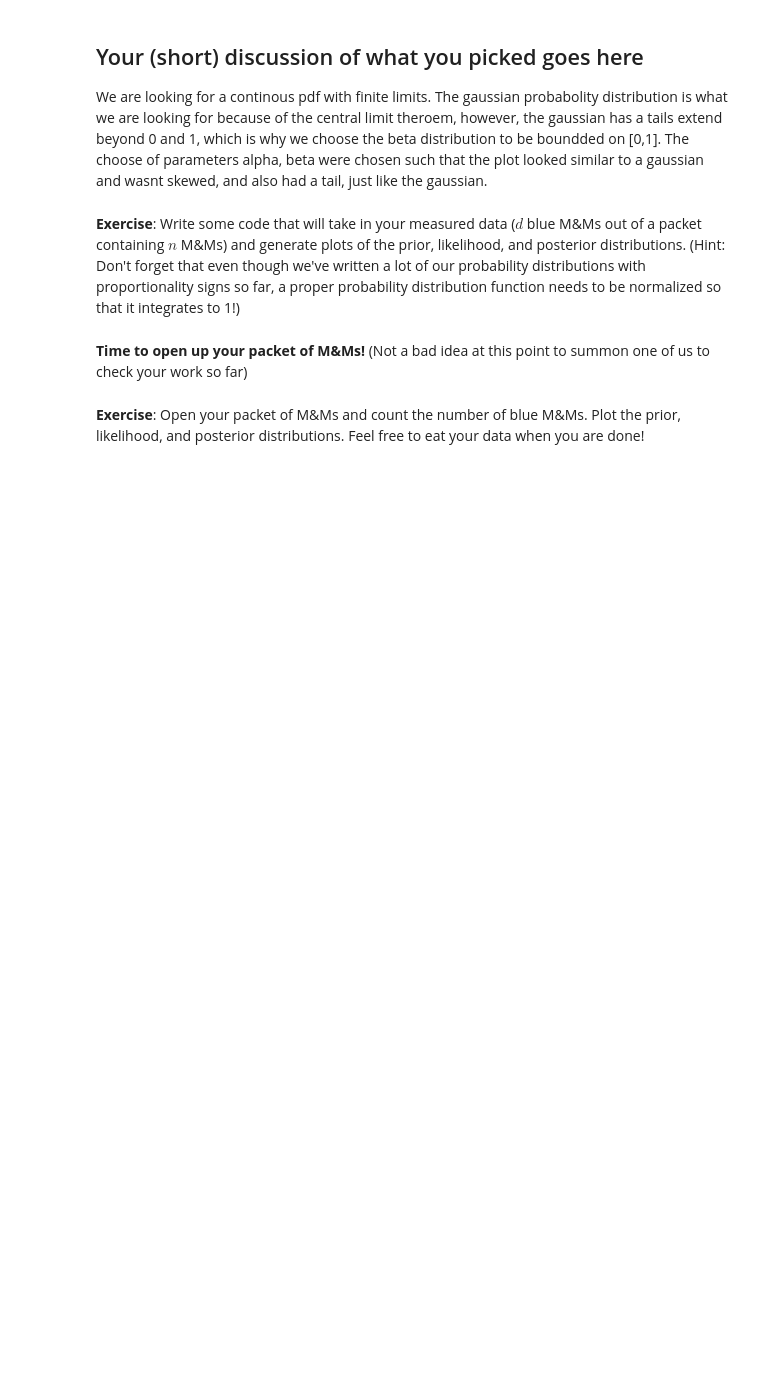
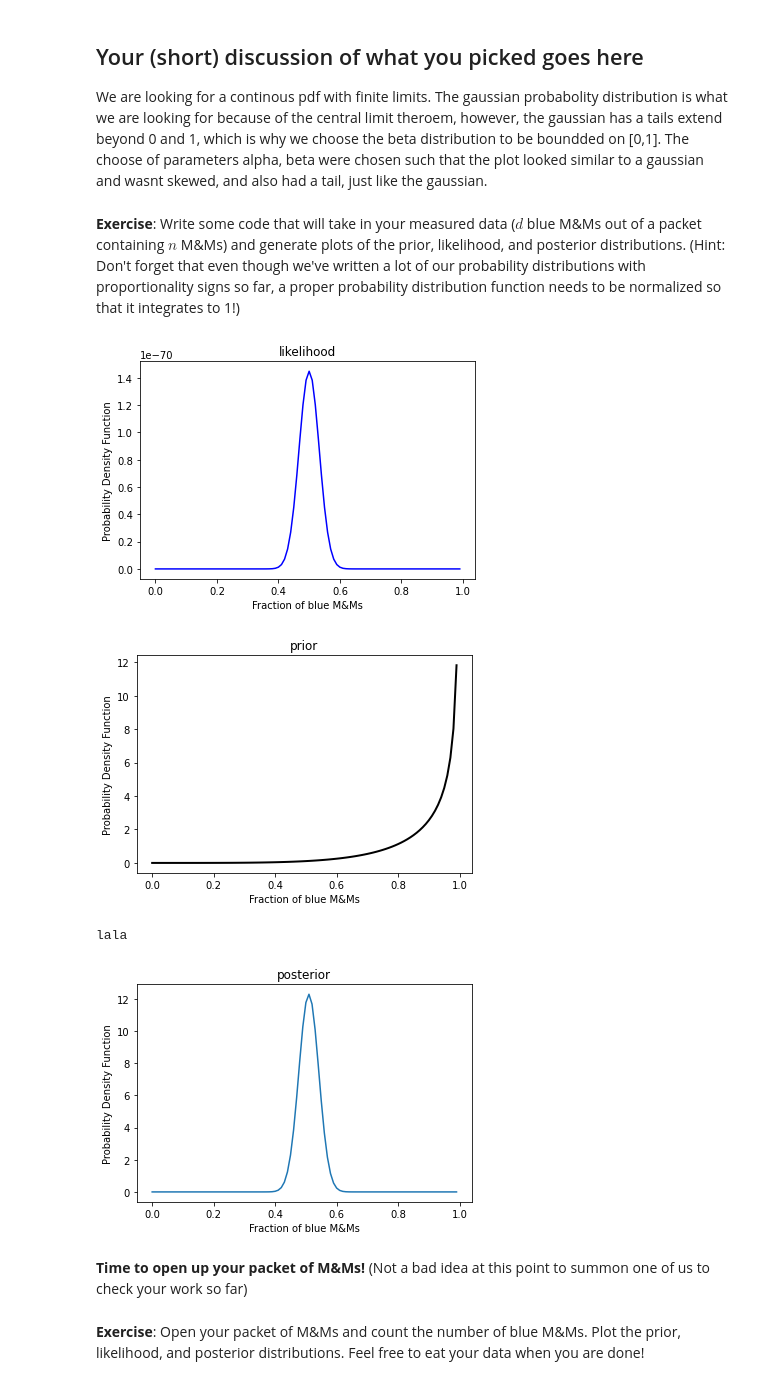
Before and after one commit to SaadNaeem96/Astrophysics_DataScience, a Jupyter notebook: CodingLab05/CodingLab05_Bayes.ipynb, the cells around one changed output. Cells and saved outputs as stored; diff of their text form; code cells hidden in the pictures; blank space fills up the shorter version.

Commit message:
lala

```diff
--- a/CodingLab05/CodingLab05_Bayes.ipynb
+++ b/CodingLab05/CodingLab05_Bayes.ipynb
@@ -96,3 +118,71 @@ __Exercise__: Write some code that will take in your measured data ($d$ blue M&M
+# %%
+## Your code here
+import scipy
+from scipy import integrate
+#d x axis?
+# 𝑝(𝑑|𝑏)∝(1−𝑏)𝑛−𝑑∗𝑏𝑑     likihood plot>
+#assumind  dis the center fot the prior plit, = 0.5
+x = np.arange(0,1,0.01)
+
+n = 232
+d = 116
+
+#likelihood
+def func(d,n):
+    xlikelihood = x**(d)*(1-x)**(n-d)
+    rv = beta(al, be)
+    rvlikelihood = beta(al,be)
+
+plt.plot(x, likelihood_list, 'b-')
+np.max(likelihood_list)
+plt.title("likelihood")
+plt.xlabel("Fraction of blue M&Ms")
+plt.ylabel("Probability Density Function")
+
+plt.show()
+
+likelihood_list = []
+coeff = 1
+for i in x:
+    likelihood = coeff*i**(d)*(1-i)**(n-d)
+    likelihood_list.append(likelihood)
+    a = func(d,n)
+#print(x)
+#print(likelihood_list)
+
+#prior
+al = 5
+be =d/n
+rv = beta(al, be)
+plt.plot(x, rv.pdf(x), 'k-', lw=2, label='frozen pdf')
+plt.title("prior")
+plt.xlabel("Fraction of blue M&Ms")
+plt.ylabel("Probability Density Function")
+plt.show()
+
+
+
+#posterior
+likelihood_list = np.array(likelihood_list)
+A = likelihood_list*rv.pdf(x)
+integral = scipy.integrate.simps(A, x, dx=1, axis=-1, even='avg')
+A = A/integral
+plt.plot(x,A )
+plt.title("posterior")
+plt.xlabel("Fraction of blue M&Ms")
+plt.ylabel("Probability Density Function")
+
+#Calculating integral for nomalization
+print("lala")
+
+
+
+#posteriro = prior * likelihood?
+# %% [output]
+[figure, added]
+[figure, added]
+lala
+[figure, added]
 # %% [markdown]
 __Time to open up your packet of M&Ms!__ (Not a bad idea at this point to summon one of us to check your work so far)
 # %% [markdown]
```
Also changed, not shown: parts of 7 cells of this notebook, 13 other files.
